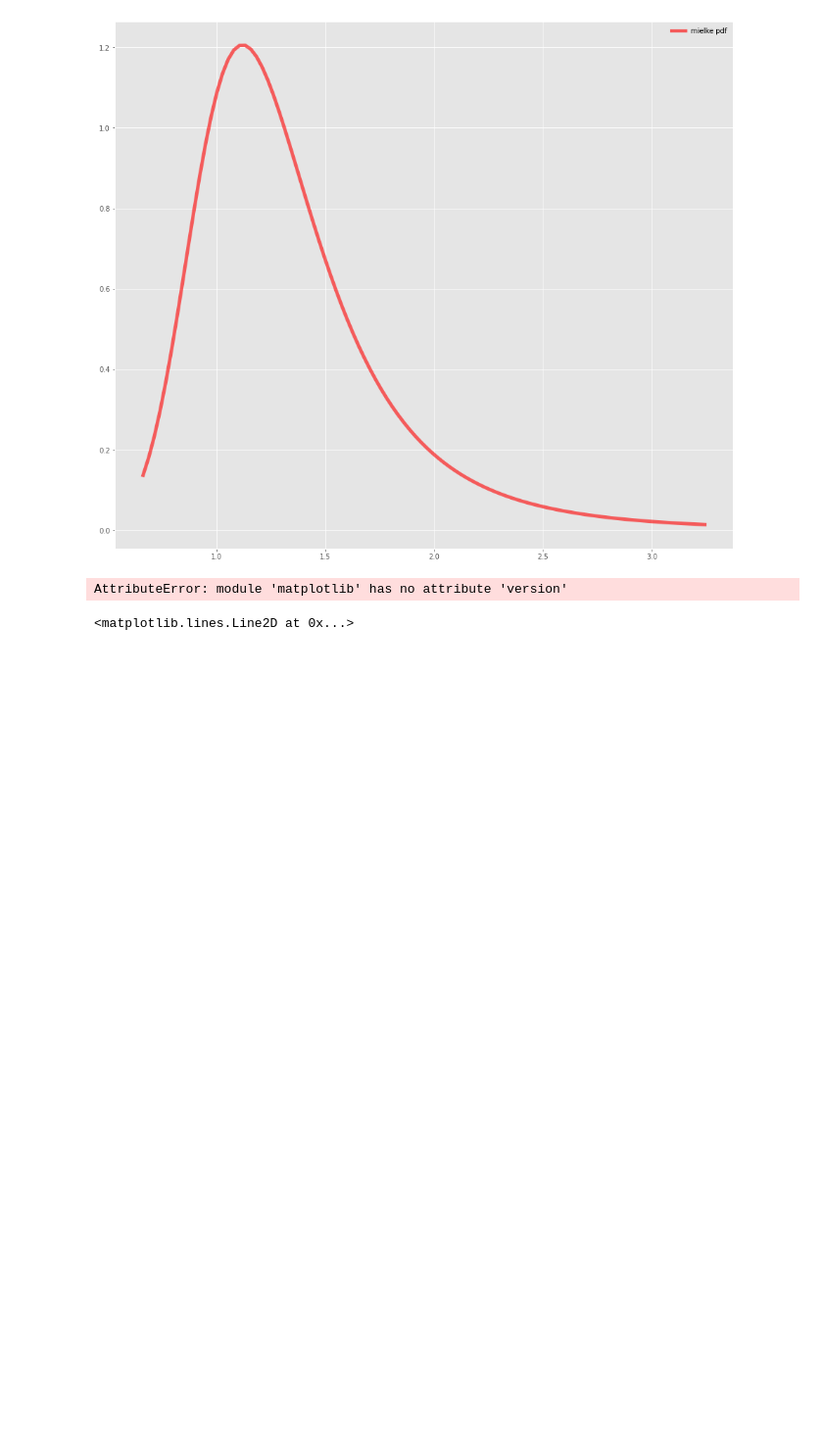
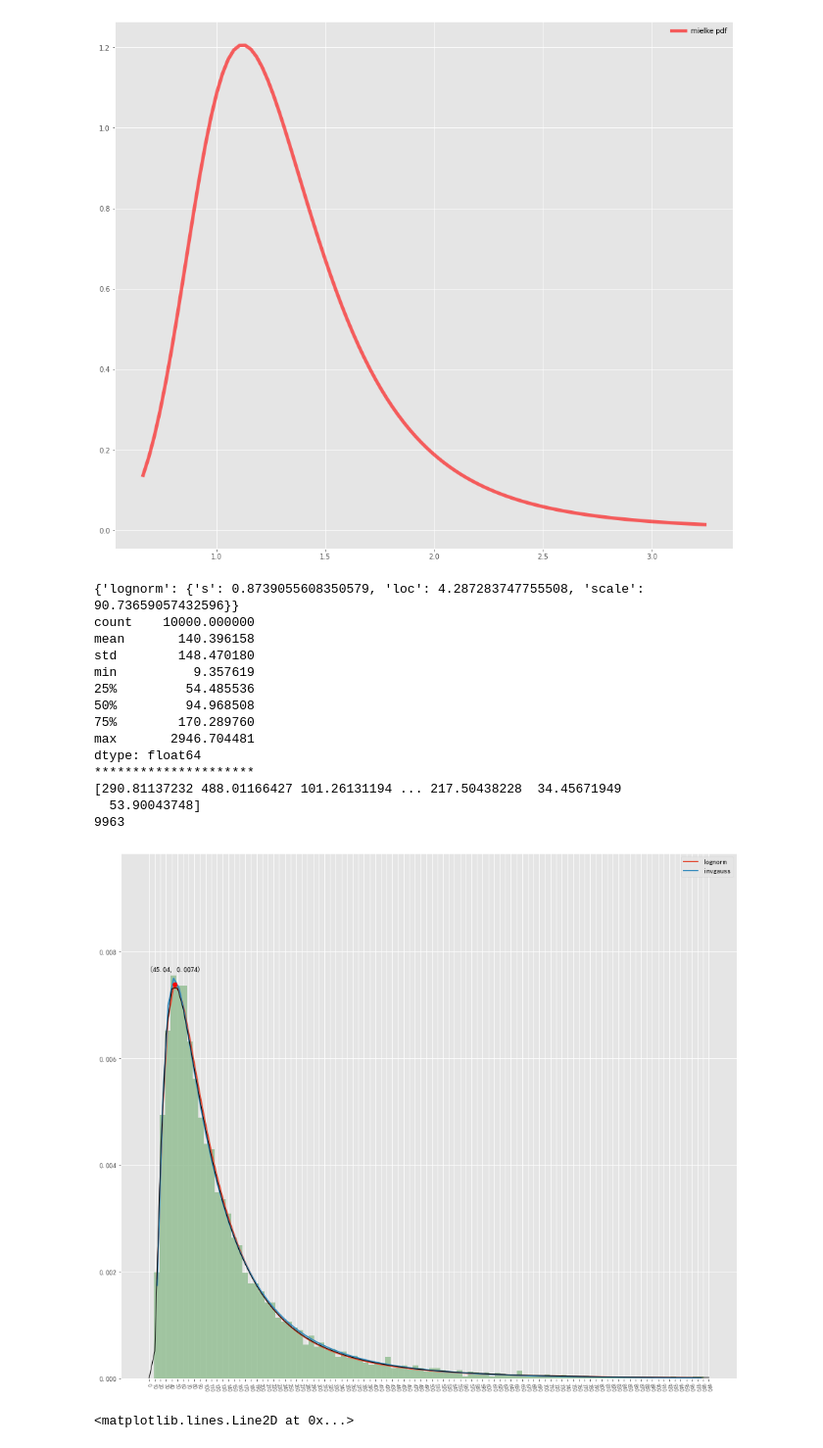
Before and after one commit to liing1221/notebook, a Jupyter notebook: mycode/scipy_stats.ipynb, the cells around one changed output. Shown at 98% size. Drawn from its saved outputs; the diff is of its cells as text; code cells hidden in the pictures; blank space fills up the shorter version.

```diff
--- a/mycode/scipy_stats.ipynb
+++ b/mycode/scipy_stats.ipynb
@@ -1191,7 +1195,7 @@ import pandas as pd
 from scipy.stats import chi2
 from scipy.optimize import minimize_scalar
 
-print(matplotlib.version)
+# print(matplotlib.version)
 
 # s, loc, scale = 0.9521372123314837, 31.615794107171943, 189.53264931243058
 # mean, var, skew, kurt = lognorm.stats(s, moments='mvsk')
@@ -1221,9 +1225,12 @@ s, loc, scale = 0.952, 31.616, 189.533
 # s, loc, scale = 0.7, 0, 60            # r888  384   峰值 40  密度 0.012   12月26日~1月2日 时间戳
 # s, loc, scale = 0.6, 0, 80            # r888  384  2023-01-17 调   峰值 56   密度 0.01
 
-s, loc, scale = 0.55, 5, 55           # 2023-01-28调  峰值 50  密度   最小   最大       测试起止：
+s, loc, scale = 0.6, 5, 55           # 2023-01-28调  峰值 50  密度   最小   最大       测试起止：
+s, loc, scale = 0.9, 5, 90
+# s, loc, scale = 0.8, 3, 60  #0.011-0.012 峰值 34 min6 max 1200以上
+# s, loc, scale = 0.65, 3, 60
 
-
+# s, loc, scale = 0.9, 8, 110
 # # r888sport
 # s, loc, scale = 0.5462399635283319, 6.327149254424501, 69.61662367689756   # r888  384
 # s, loc, scale = 0.7, 0, 60          # 峰值 40  -> 14天，时间撮
@@ -1240,7 +1247,7 @@ s, loc, scale = 0.55, 5, 55           # 2023-01-28调  峰值 50  密度   最
 # s, loc, scale = 0.45, 0, 100        # 峰值 78~81  384渠道曲线
 # s, loc, scale = 0.44, 0, 96         # 峰值 81  384渠道曲线
 # s, loc, scale = 0.5, 10, 110        # 峰值92 - 100  384渠道曲线
-s, loc, scale = 0.9, 10, 100        # 峰值 56-60  0.007  本地5271667:12.22-1.22    线上 1.13-1.26（2.21-2.22时间戳  已时间戳两个 是否能重复用存疑）
+# s, loc, scale = 0.9, 10, 100        # 峰值 56-60  0.007  本地5271667:12.22-1.22    线上 1.13-1.26（2.21-2.22时间戳  已时间戳两个 是否能重复用存疑）
 
 # s, loc, scale = 0.8, 0, 110           # 2023-01-28调  峰值 60-66  0.0064   1天时间戳
 #s, loc, scale = 0.55, 0, 110          # 2023-01-28调  峰值 80-86  0.0077   1天时间戳
@@ -1253,13 +1260,13 @@ s, loc, scale = 0.9, 10, 100        # 峰值 56-60  0.007  本地5271667:12.22-1
 
 #s, loc, scale = 0.55, 12, 82  #2023-02-15调  峰值 75  0.01-0.011 min 19  没用
 
-#s, loc, scale = 0.9, 16, 170  #2023-02-15调  峰值 92  0.004-0.005 min 17 max 6000以上
-
+# s, loc, scale = 0.9, 16, 170  #2023-02-15调  峰值 92  0.004-0.005 min 17 max 6000以上
+#
 #s, loc, scale = 0.9, 13, 145  #2023-02-17调  峰值 77 0.005 min 16 max 3000以上
 
-s, loc, scale = 0.9, 12, 120  #2023-02-23调  峰值 65 0.005-0.006 min 14 max 3000以上  时间戳
+# s, loc, scale = 0.9, 12, 120  #2023-02-23调  峰值 65 0.005-0.006 min 14 max 3000以上  时间戳
 
-s, loc, scale = 0.9, 12, 200  #2023-02-23调  峰值 100 0.003-0.004 min 17 max 5000以上
+# s, loc, scale = 0.9, 12, 200  #2023-02-23调  峰值 100 0.003-0.004 min 17 max 5000以上
 
 
 # # Truebanlance
@@ -1279,9 +1286,13 @@ s, loc, scale = 0.9, 12, 200  #2023-02-23调  峰值 100 0.003-0.004 min 17 max
 #s, loc, scale = 0.8, 5, 70                    # 峰值 45  0.0098   min 7  max 2400 (2.2日调)
 #s, loc, scale = 0.58, 5, 85                    # 峰值 60-70  0.009-0.01   min 9  max 800以上  (2.6日调)
 #s, loc, scale = 0.9, 5, 90                  # 峰值 45-50  0.007-0.008   min 6  max 3500以上  (2.8日调)
+# s, loc, scale = 0.9, 8, 90    #3.15
 
 # # mx.com.bancoazteca.bazdigitalmovil
 # s, loc, scale = 0.90, 20, 170
+# s, loc, scale = 0.90, 15, 140
+# s, loc, scale = 0.95, 12, 180
+
 # s, loc, scale = 0.55, 5, 130
 
 # # com.bpi.ng.mobilebanking   67Mb   PH
@@ -1303,6 +1314,7 @@ s, loc, scale = 0.9, 12, 200  #2023-02-23调  峰值 100 0.003-0.004 min 17 max
 # # com.naviapp                 65Mb  IN
 # s, loc, scale = 0.8, 6, 100         # 峰值 60  0.0072   min 8   max 2600    1.5天 时间戳
 #s, loc, scale = 0.85, 8, 160        # 峰值 80  0.005    min 11  max 6000
+# s, loc, scale = 0.9, 10, 160
 
 # # com.zeptoconsumerapp        29Mb  IN
 #s, loc, scale = 0.95, 3, 120        # 峰值 60  0.006    min 5   max 7000    1.5天 时间戳
@@ -1348,6 +1360,8 @@ s, loc, scale = 0.9, 12, 200  #2023-02-23调  峰值 100 0.003-0.004 min 17 max
 
 #s, loc, scale = 0.6, 3, 42  ## 峰值 35 0.019-0.020    min 6  max 400以上(2.10日调)  1周时间戳
 #s, loc, scale = 0.8, 5, 50 ## 峰值 35 0.013-0.014    min 6  max1000以上(2.10日调)
+# s, loc, scale = 0.9, 5, 60
+
 
 # # com.onlinebankaccount.zerobalanceaccount     2M IN
 #s, loc, scale = 0.6, 3, 25       # 峰值 20  0.032   min 4.6   max 313    (2.6日调)
@@ -1356,7 +1370,9 @@ s, loc, scale = 0.9, 12, 200  #2023-02-23调  峰值 100 0.003-0.004 min 17 max
 #s, loc, scale = 0.9, 8, 95       # 峰值 50-60 0.007-0.008    min 9  max 5000 (2.3日调)
 
 # # com.okinc.okex.gp":                         # 222Mb  kr
-#s, loc, scale = 0.55, 5, 160       # 峰值 120-130 0.005-0.006    min 19  max 2000左右 (2.3日调)
+# s, loc, scale = 0.55, 5, 160       # 峰值 120-130 0.005-0.006    min 19  max 2000左右 (2.3日调)
+# s, loc, scale = 0.6, 5, 100   ##KR 韩国  峰值 70-80  0.008 min16  3.15
+# s, loc, scale = 0.9, 20, 170  #ru 3.15
 
 # # au.com.bluebet":                         # 43Mb  au
 #s, loc, scale = 0.58, 5, 70       # 峰值 55 0.011-0.012    min 10  max 900左右 (2.3日调)
@@ -1364,11 +1380,33 @@ s, loc, scale = 0.9, 12, 200  #2023-02-23调  峰值 100 0.003-0.004 min 17 max
 
 
 #com.woowahan.vn.baemin   61MB
-#s, loc, scale = 0.6, 5, 95       # 峰值 67-75 0.008--0.009   min 10  max 1000以上  (2.8日调)
-#s, loc, scale = 0.9, 13, 105       # 峰值 65 0.006--0.007   min 15  max 4000以上  (2.14日调)
+#s, loc, scale = 0.6, 5, 95       # 峰值 67-75 0.008--0.009   min 10  max 1000以上  (2.8日调) 时间戳
+#s, loc, scale = 0.9, 13, 105       # 峰值 65 0.006--0.007   min 15  max 4000以上  (2.14日调) 时间戳
+# s, loc, scale = 0.9, 15, 160   # 峰值 86 0.004--0.005   min 19  max 6000以上  (3.10日调)  时间戳
+# s, loc, scale = 0.9, 10, 140   # 峰值 72 0.004--0.005   min 14  max 3000以上  (3.10日调)  时间戳
+# s, loc, scale = 0.75, 3, 140   # 峰值 82 0.005--0.006   min 8  max 2000以上  (3.22日调)
+# s, loc, scale = 0.9, 5, 110   # 峰值 53 0.006--0.007   min 8  max 2500以上  (3.22日调)
 
 #com.rynatsa.xtrendspeed   80MB
 #s, loc, scale = 0.6, 5, 85       # 峰值 60-70 0.009--0.01   min 11  max 800以上  (2.15日调)
+
+# com.privalia.mex 22mb
+# s, loc, scale = 0.9, 8, 85       # 峰值 45 0.008 min 10 max 2000以上
+
+#com.betway.sports 31.56Mb  MX
+# s, loc, scale = 0.9, 8, 85
+# s, loc, scale = 0.9, 12, 120
+
+#mx.com.procesar.aforemovil.nuevosura 45mb
+# s, loc, scale = 0.9, 12, 95
+# s, loc, scale = 0.9, 12, 130
+
+#in.swiggy.android  50MB
+# s, loc, scale = 0.9, 12, 125       # 峰值 67 0.005---0.006 min 16 max 3000以上  1天 时间戳
+# s, loc, scale = 0.9, 12, 150   # 峰值 78 0.004---0.005 min 18 max 3000以上
+
+#com.iqoption    51Mb  BR
+# s, loc, scale = 0.9, 12, 135  # 峰值 73 0.004---0.005 min 16 max 3000以上  3.10
 
 
 # # 通用
@@ -1466,34 +1504,48 @@ n, _bins, patches = plt.hist(f._data, bins=bins, density=True, color='#8FBC8F',
 # print(f"直方图的边界：{len(_bins)}\n", _bins)
 # print(f"直方图的 Rectangle 对象：{len(patches)}\n", patches)
 
 # 画拟合数据的概率密度分布图
 f.plot_pdf(Nbest=5, lw=2, method="sumsquare_error")
 
 
 # 坐标轴控制
 y_max = mode_y + mode_y/3                                           # Y坐标：1.34倍的极值
 plt.ylim(0, y_max)
 
 xs = [int(_x) for _x in range(0,bound_max, bound_max // bins)]     # X坐标：0~极大值
 plt.xticks(xs, rotation=280, size=8)
 # plt.yticks([_y/1000 for _y in range(0, 10, 1)], size=10)
 
 # 绘制 极值点
 plt.plot(mode_x, mode_y, 'ro')
 plt.text(mode_x * 1.03, mode_y * 1.03, f'({mode_x:.2f}, {mode_y:.4f})', ha='center', va='bottom')
 # plt.axhline(max_y, linestyle='--', color='gray', label=f'Maximum = {max_y:.2f}')
 
 # 绘制原始参数的概率分布图
 plt.plot(xs, pdf(xs), color="black", linewidth=1.0, linestyle="-")
 
 # 添加中文支持
 plt.rcParams['font.sans-serif'] = ['SimHei']
 plt.rcParams['axes.unicode_minus'] = False   # 正常显示负号
 
 plt.legend()
 plt.show()
 # %% [output]
-AttributeError: module 'matplotlib' has no attribute 'version'
+{'lognorm': {'s': 0.8739055608350579, 'loc': 4.287283747755508, 'scale': 90.73659057432596}}
+count    10000.000000
+mean       140.396158
+std        148.470180
+min          9.357619
+25%         54.485536
+50%         94.968508
+75%        170.289760
+max       2946.704481
+dtype: float64
+*********************
+[290.81137232 488.01166427 101.26131194 ... 217.50438228  34.45671949
+  53.90043748]
+9963
+[figure, added]
 # %%
 #卡方分布——画图
 from scipy.stats import chi2
```
Also changed, not shown: parts of 2 cells of this notebook, 5 other files.
